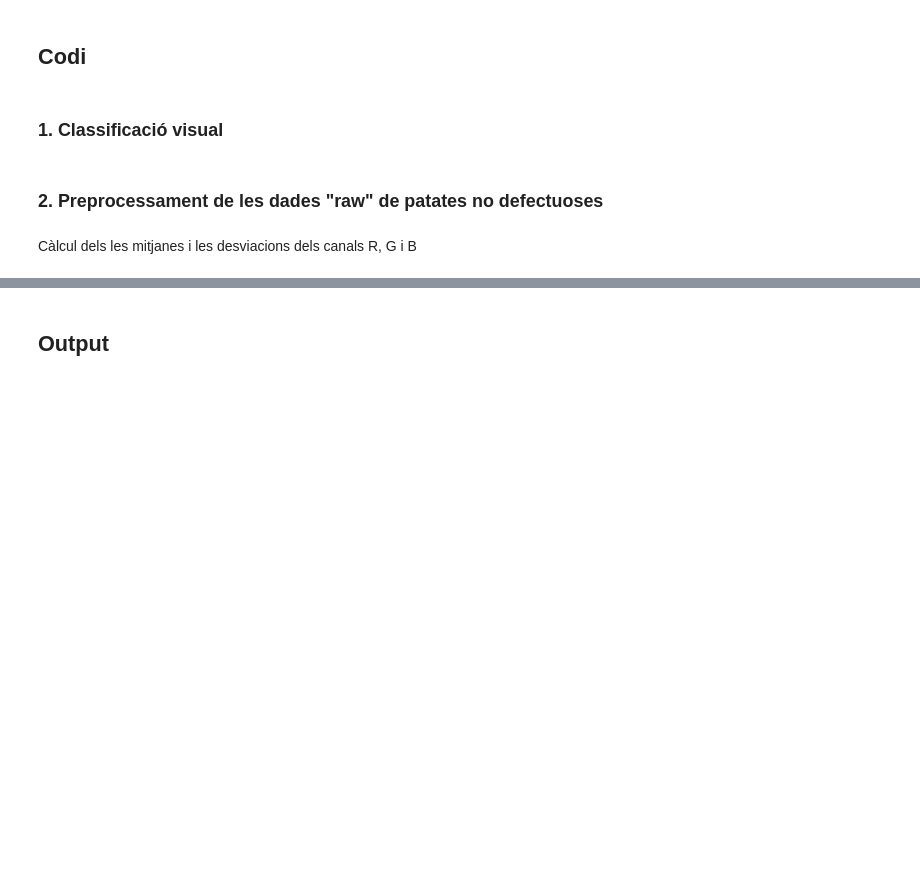
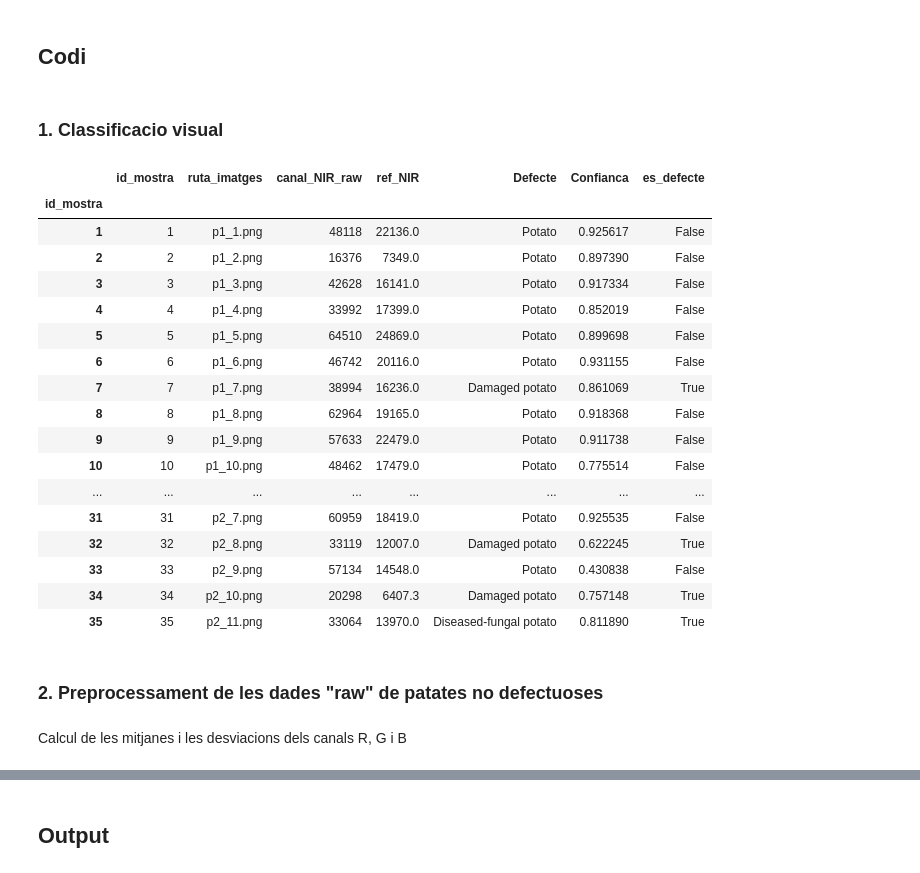
Before and after one commit to DavidDiestreR/potato-dry-matter-optics-ml, a Jupyter notebook: notebooks/product/potato_quality_pipeline.ipynb, the cells around one changed output, grey strips where cells are left out. Saved outputs shown, nothing was run; the diff lists cells and outputs as text; code cells hidden in the pictures; blank space fills up the shorter version.

```diff
--- a/notebooks/product/potato_quality_pipeline.ipynb
+++ b/notebooks/product/potato_quality_pipeline.ipynb
@@ -19,2 +38,20 @@ Outputs:
 # %% [markdown]
 ## Input
+# %%
+# CSV amb columnes: [id_mostra,ruta_imatges,canal_NIR_raw,ref_NIR]
+raw_df = pd.read_csv(DATA_RAW_CSV, sep=";", decimal=",")
+required_cols = ["id_mostra", "ruta_imatges", "canal_NIR_raw", "ref_NIR"]
+missing = [c for c in required_cols if c not in raw_df.columns]
+if missing:
+    raise ValueError(f"Falten columnes al CSV: {missing}")
+
+def _to_float(val):
+    return pd.to_numeric(str(val).replace(",", "."), errors="coerce")
+
+raw_df["id_mostra"] = pd.to_numeric(raw_df["id_mostra"], errors="coerce")
+raw_df["canal_NIR_raw"] = raw_df["canal_NIR_raw"].apply(_to_float)
+raw_df["ref_NIR"] = raw_df["ref_NIR"].apply(_to_float)
+raw_df["ruta_imatges"] = raw_df["ruta_imatges"].apply(lambda p: Path(str(p)).name)
+
+raw_df = raw_df[required_cols].copy().set_index("id_mostra", drop=False)
+raw_df.head()
@@ -21,8 +66,47 @@ Outputs:
 # %% [markdown]
 ## Codi
 # %% [markdown]
-### 1. Classificació visual
+### 1. Classificacio visual
+# %%
+# Utilitzar les funcions apply_brightness_and_gamma (nomes per a la classificacio, no es fan servir les imatges amb aquest filtre) i potato_defect_classification
+def classify_image(row):
+    img_path = RAW_IMG_DIR / Path(row["ruta_imatges"])
+    if not img_path.exists():
+        return pd.Series({"Defecte": "Unable to classify", "Confianca": 0.0, "es_defecte": True})
+
+    bright_img = apply_brightness_and_gamma(img_path, brightness=2.3, gamma=0.8)
+    try:
+        defect, conf, _ = potato_defect_classification(bright_img)
+    except Exception:
+        defect, conf = "Unable to classify", 0.0
+
+    es_defecte = defect not in ("Potato", "Unable to classify")
+    etiqueta = defect if es_defecte else "Potato"
+    return pd.Series({"Defecte": etiqueta, "Confianca": float(conf), "es_defecte": bool(es_defecte)})
+
+classif_df = raw_df.apply(classify_image, axis=1)
+raw_df = pd.concat([raw_df, classif_df], axis=1)
+raw_df
+# %% [output]
+|  | id_mostra | ruta_imatges | canal_NIR_raw | ref_NIR | Defecte | Confianca | es_defecte |
+| id_mostra |  |  |  |  |  |  |  |
+| 1 | 1 | p1_1.png | 48118 | 22136.0 | Potato | 0.925617 | False |
+| 2 | 2 | p1_2.png | 16376 | 7349.0 | Potato | 0.897390 | False |
+| 3 | 3 | p1_3.png | 42628 | 16141.0 | Potato | 0.917334 | False |
+| 4 | 4 | p1_4.png | 33992 | 17399.0 | Potato | 0.852019 | False |
+| 5 | 5 | p1_5.png | 64510 | 24869.0 | Potato | 0.899698 | False |
+| 6 | 6 | p1_6.png | 46742 | 20116.0 | Potato | 0.931155 | False |
+| 7 | 7 | p1_7.png | 38994 | 16236.0 | Damaged potato | 0.861069 | True |
+| 8 | 8 | p1_8.png | 62964 | 19165.0 | Potato | 0.918368 | False |
+| 9 | 9 | p1_9.png | 57633 | 22479.0 | Potato | 0.911738 | False |
+| 10 | 10 | p1_10.png | 48462 | 17479.0 | Potato | 0.775514 | False |
+| ... | ... | ... | ... | ... | ... | ... | ... |
+| 31 | 31 | p2_7.png | 60959 | 18419.0 | Potato | 0.925535 | False |
+| 32 | 32 | p2_8.png | 33119 | 12007.0 | Damaged potato | 0.622245 | True |
+| 33 | 33 | p2_9.png | 57134 | 14548.0 | Potato | 0.430838 | False |
+| 34 | 34 | p2_10.png | 20298 | 6407.3 | Damaged potato | 0.757148 | True |
+| 35 | 35 | p2_11.png | 33064 | 13970.0 | Diseased-fungal potato | 0.811890 | True |
 # %% [markdown]
 ### 2. Preprocessament de les dades "raw" de patates no defectuoses
 # %% [markdown]
-Càlcul dels les mitjanes i les desviacions dels canals R, G i B
+Calcul de les mitjanes i les desviacions dels canals R, G i B
```
Also changed, not shown: parts of 16 cells of this notebook, 3 other files.
